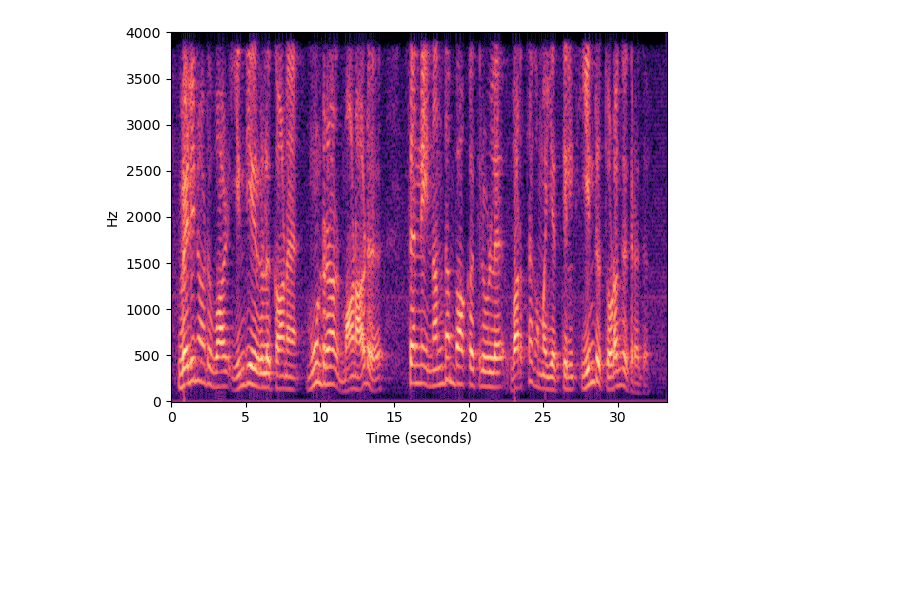
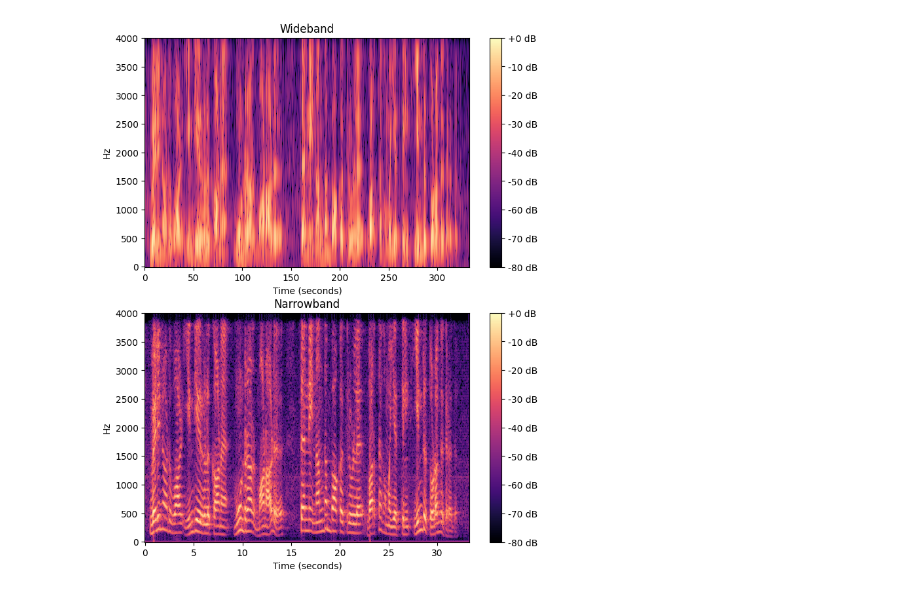
Before and after one commit to AU-AIML-LAB/AICP508-image-and-speech-processing-lab, a Jupyter notebook: ex13.ipynb, the cells around one changed output. Cells and saved outputs as stored; diff of their text form; code cells hidden in the pictures; blank space fills up the shorter version.

```diff
--- a/ex13.ipynb
+++ b/ex13.ipynb
@@ -17,6 +17,8 @@ plt.plot(y, label="Original File")
 # %%
-mag1 = np.abs(lc.stft(y, n_fft=n_fft, hop_length=10, win_length=40, window='hamming'))
 
-D1 = librosa.amplitude_to_db(mag1, ref=np.max)
-
-img1 = librosa.display.specshow(D1, sr=sr, x_axis='s', y_axis='linear')
+def plot_spectrum(y, sr, title, n_fft, hop_length, win_length, window):
+    mag = np.abs(lc.stft(y, n_fft=n_fft, hop_length=hop_length, win_length=win_length, window=window))
+    D = librosa.amplitude_to_db(mag, ref=np.max)
+    img = librosa.display.specshow(D, sr=sr, x_axis='s', y_axis='linear')
+    plt.title(title)
+    return img
@@ -25,8 +25,15 @@ img1 = librosa.display.specshow(D1, sr=sr, x_axis='s', y_axis='linear')
 # %%
-mag1 = np.abs(lc.stft(y, n_fft=n_fft, hop_length=100, win_length=400, window='hamming'))
+plt.figure(figsize=(8, 10))
+plt.subplot(2, 1, 1)
 
-D1 = librosa.amplitude_to_db(mag1, ref=np.max)
+img = plot_spectrum(y, sr, "Wideband",  n_fft, 10, 40, "hamming")
+plt.colorbar(img, format='%+2.0f dB')
 
-img1 = librosa.display.specshow(D1, sr=sr, x_axis='s', y_axis='linear')
+plt.subplot(2, 1, 2)
+
+img1 = plot_spectrum(y, sr, "Narrowband", n_fft, 100, 400, "hamming")
+
+plt.colorbar(img1, format='%+2.0f dB')
+plt.show()
 # %% [output]
-[figure, old version]
+[figure, new version]
```
Also changed, not shown: parts of 2 cells of this notebook, 2 other files.
